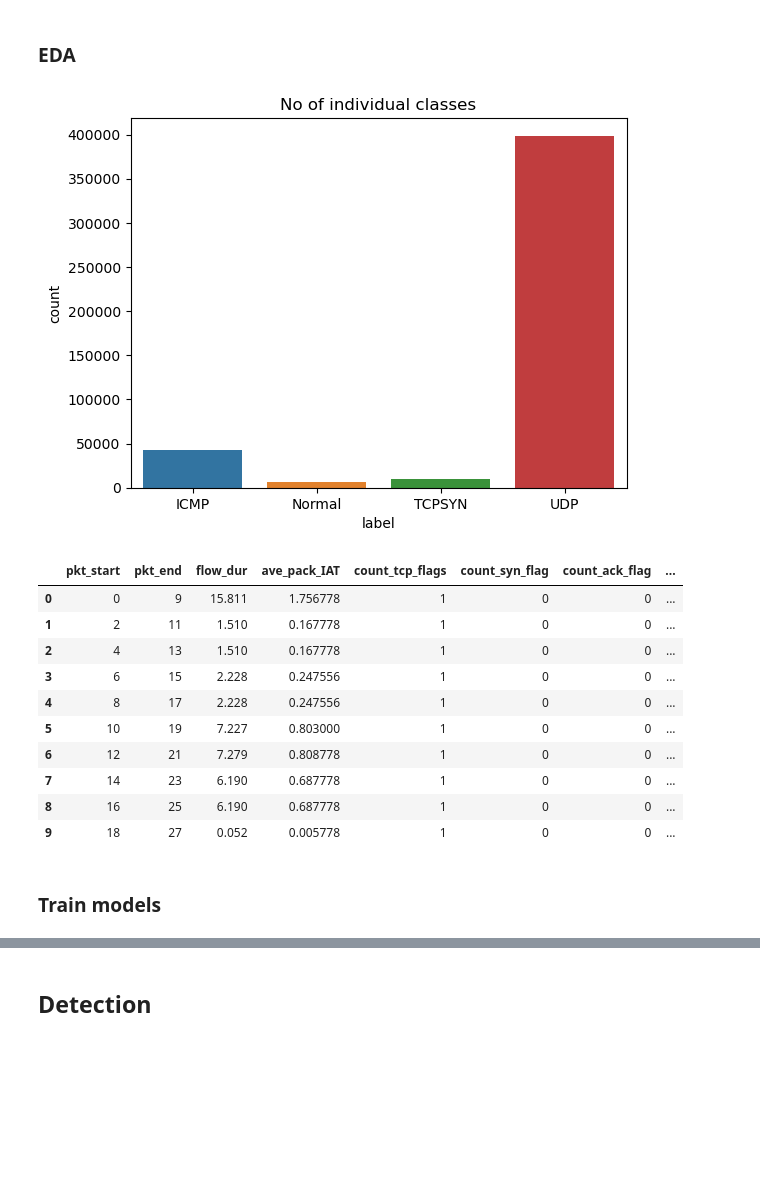
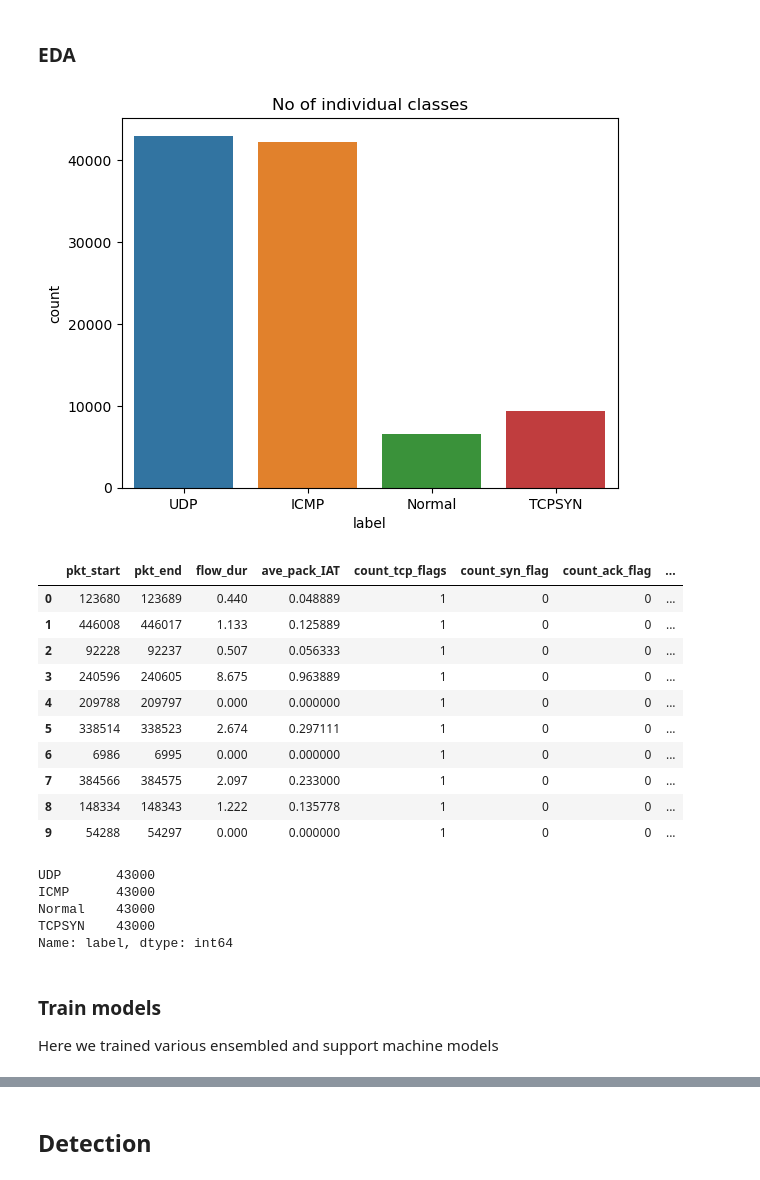
Before and after one commit to asegun-cod/smart-home-device-cyberattack-detection, a Jupyter notebook: Attack_detection_tool/Attack_detection_tool.ipynb, the cells around one changed output, grey strips where cells are left out. Saved outputs shown, nothing was run; the diff lists cells and outputs as text; code cells hidden in the pictures; blank space fills up the shorter version.

Commit message:
address class inbalance in training data

```diff
--- a/Attack_detection_tool/Attack_detection_tool.ipynb
+++ b/Attack_detection_tool/Attack_detection_tool.ipynb
@@ -79,32 +79,57 @@ training_df
 ### EDA
 # %%
 #1 read in flow data
-flow_data = training_df.iloc[:,1:]
-flow_data.label = flow_data.label.apply(lambda x: x[:-2]) # clean the label names
+data = training_df.iloc[:,1:]
+data.label = data.label.apply(lambda x: x[:-2]) # clean the label names
+
+# sample from the large UDP data
+np.random.seed(1)
+data = pd.concat([data.query('label == "UDP"').sample(43000),
+          data.query('label != "UDP"')]
+          , ignore_index=True)
 
 # EDA
-plot = sns.countplot(x= 'label', data = flow_data,
+plot = sns.countplot(x= 'label', data = data,
                     hue='label', palette= "tab10"
                    )
 plot.set(title = "No of individual classes")
 plt.show()
 
-flow_data.head(10)
+data.head(10)
 # %% [output]
-[figure, old version]
+[figure, new version]
 |  | pkt_start | pkt_end | flow_dur | ave_pack_IAT | count_tcp_flags | count_syn_flag | count_ack_flag | ... |
-| 0 | 0 | 9 | 15.811 | 1.756778 | 1 | 0 | 0 | ... |
-| 1 | 2 | 11 | 1.510 | 0.167778 | 1 | 0 | 0 | ... |
-| 2 | 4 | 13 | 1.510 | 0.167778 | 1 | 0 | 0 | ... |
-| 3 | 6 | 15 | 2.228 | 0.247556 | 1 | 0 | 0 | ... |
-| 4 | 8 | 17 | 2.228 | 0.247556 | 1 | 0 | 0 | ... |
-| 5 | 10 | 19 | 7.227 | 0.803000 | 1 | 0 | 0 | ... |
-| 6 | 12 | 21 | 7.279 | 0.808778 | 1 | 0 | 0 | ... |
-| 7 | 14 | 23 | 6.190 | 0.687778 | 1 | 0 | 0 | ... |
-| 8 | 16 | 25 | 6.190 | 0.687778 | 1 | 0 | 0 | ... |
-| 9 | 18 | 27 | 0.052 | 0.005778 | 1 | 0 | 0 | ... |
+| 0 | 123680 | 123689 | 0.440 | 0.048889 | 1 | 0 | 0 | ... |
+| 1 | 446008 | 446017 | 1.133 | 0.125889 | 1 | 0 | 0 | ... |
+| 2 | 92228 | 92237 | 0.507 | 0.056333 | 1 | 0 | 0 | ... |
+| 3 | 240596 | 240605 | 8.675 | 0.963889 | 1 | 0 | 0 | ... |
+| 4 | 209788 | 209797 | 0.000 | 0.000000 | 1 | 0 | 0 | ... |
+| 5 | 338514 | 338523 | 2.674 | 0.297111 | 1 | 0 | 0 | ... |
+| 6 | 6986 | 6995 | 0.000 | 0.000000 | 1 | 0 | 0 | ... |
+| 7 | 384566 | 384575 | 2.097 | 0.233000 | 1 | 0 | 0 | ... |
+| 8 | 148334 | 148343 | 1.222 | 0.135778 | 1 | 0 | 0 | ... |
+| 9 | 54288 | 54297 | 0.000 | 0.000000 | 1 | 0 | 0 | ... |
-# %% [markdown]
-### Train models
+# %%
+# address class inbalance
+from imblearn.over_sampling import  RandomOverSampler
+
+oversample = RandomOverSampler(sampling_strategy='not majority')
+X_over, y_over = oversample.fit_resample(data.iloc[:, data.columns != "label"], data['label'])
+
+flow_data = X_over
+flow_data['label'] = y_over
+
+flow_data.label.value_counts()
+# %% [output]
+UDP       43000
+ICMP      43000
+Normal    43000
+TCPSYN    43000
+Name: label, dtype: int64
+# %% [markdown]
+### Train models
+
+Here we trained various ensembled and support machine models
 # %%
 nb = GaussianNB()
 rf = RandomForestClassifier(n_estimators=10, random_state=1)
```
Also changed, not shown: parts of 9 cells of this notebook, 9 other files.
